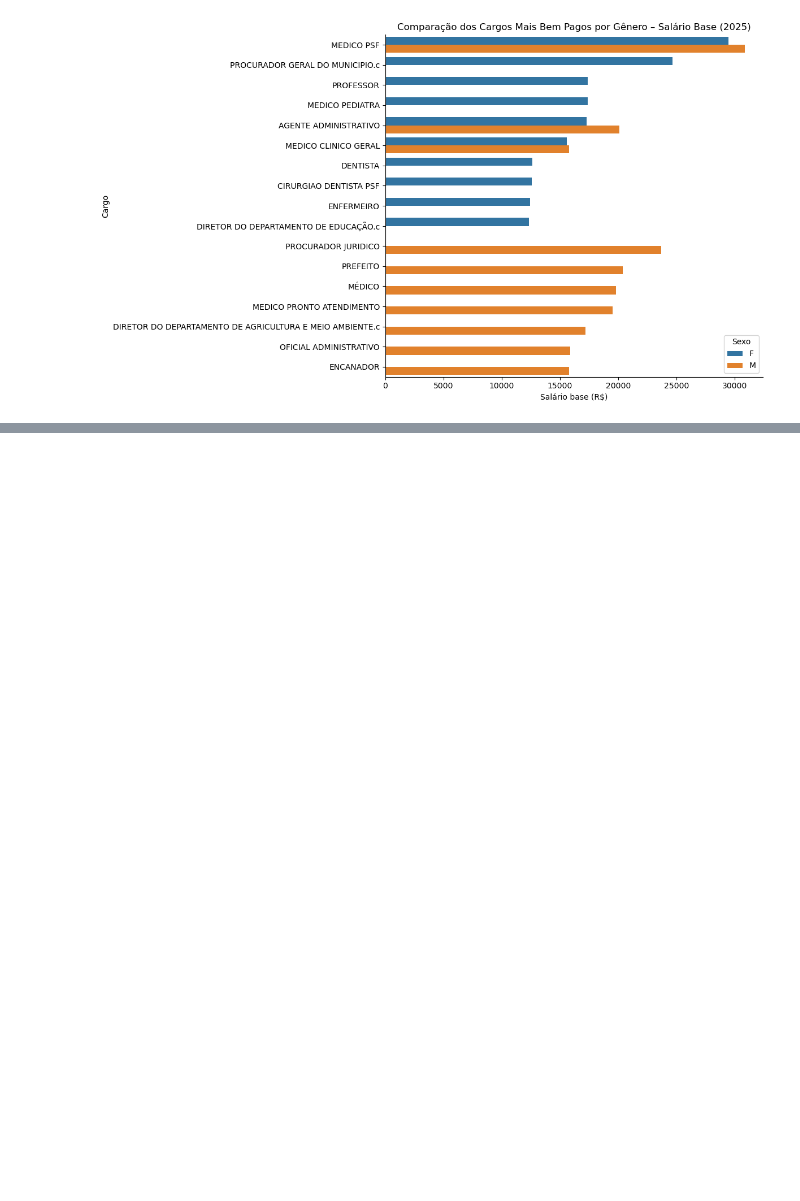
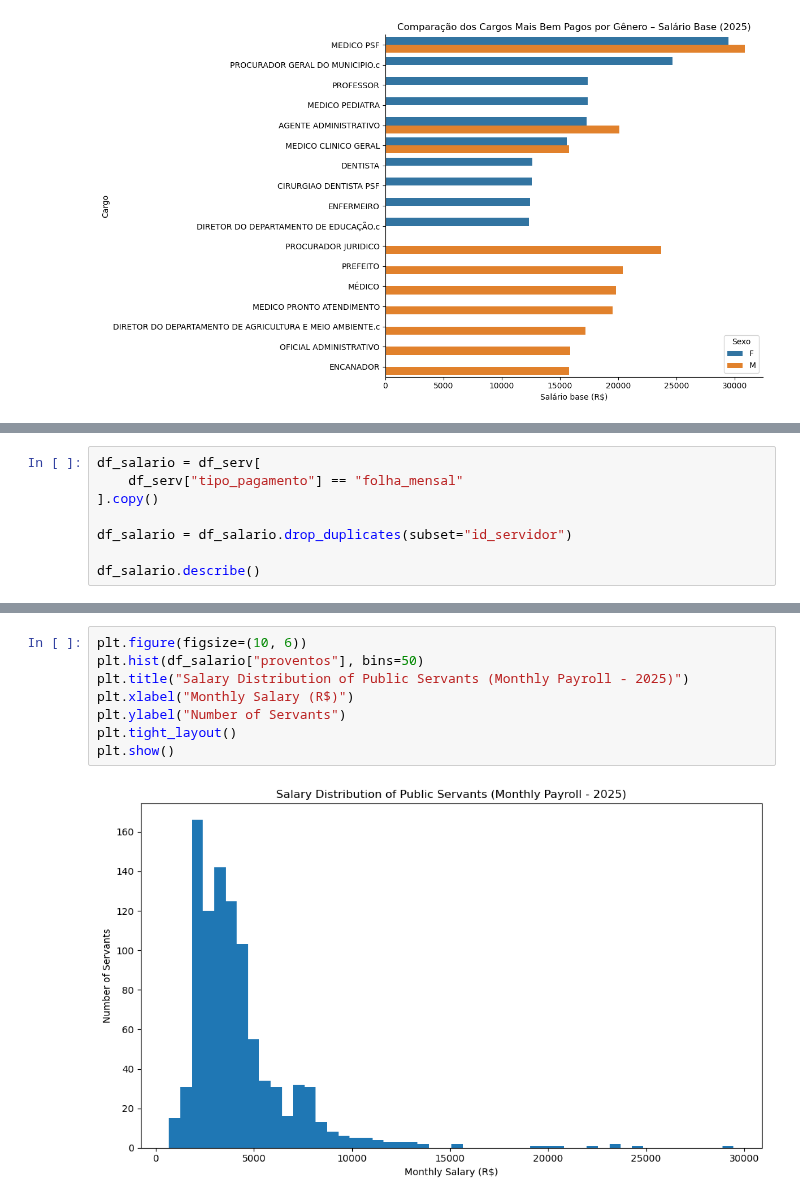
Before and after one commit to oguidenardi/folha_pagamento_santa_rita_2025, a Jupyter notebook: notebooks/04_exploratory_data_analysis.ipynb, the cells around one changed output, grey strips where cells are left out. Saved outputs shown, nothing was run; the diff lists cells and outputs as text; blank space fills up the shorter version.

Commit message:
feat(eda): analyze salary distribution and detect high-end outliers

```diff
--- a/notebooks/04_exploratory_data_analysis.ipynb
+++ b/notebooks/04_exploratory_data_analysis.ipynb
@@ -813,0 +812,8 @@ plt.show()
+# %%
+df_salario = df_serv[
+    df_serv["tipo_pagamento"] == "folha_mensal"
+].copy()
+
+df_salario = df_salario.drop_duplicates(subset="id_servidor")
+
+df_salario.describe()
@@ -813,0 +830,10 @@ plt.show()
+# %%
+plt.figure(figsize=(10, 6))
+plt.hist(df_salario["proventos"], bins=50)
+plt.title("Salary Distribution of Public Servants (Monthly Payroll - 2025)")
+plt.xlabel("Monthly Salary (R$)")
+plt.ylabel("Number of Servants")
+plt.tight_layout()
+plt.show()
+# %% [output]
+[figure, added]
```
Also changed, not shown: parts of 6 cells of this notebook.
